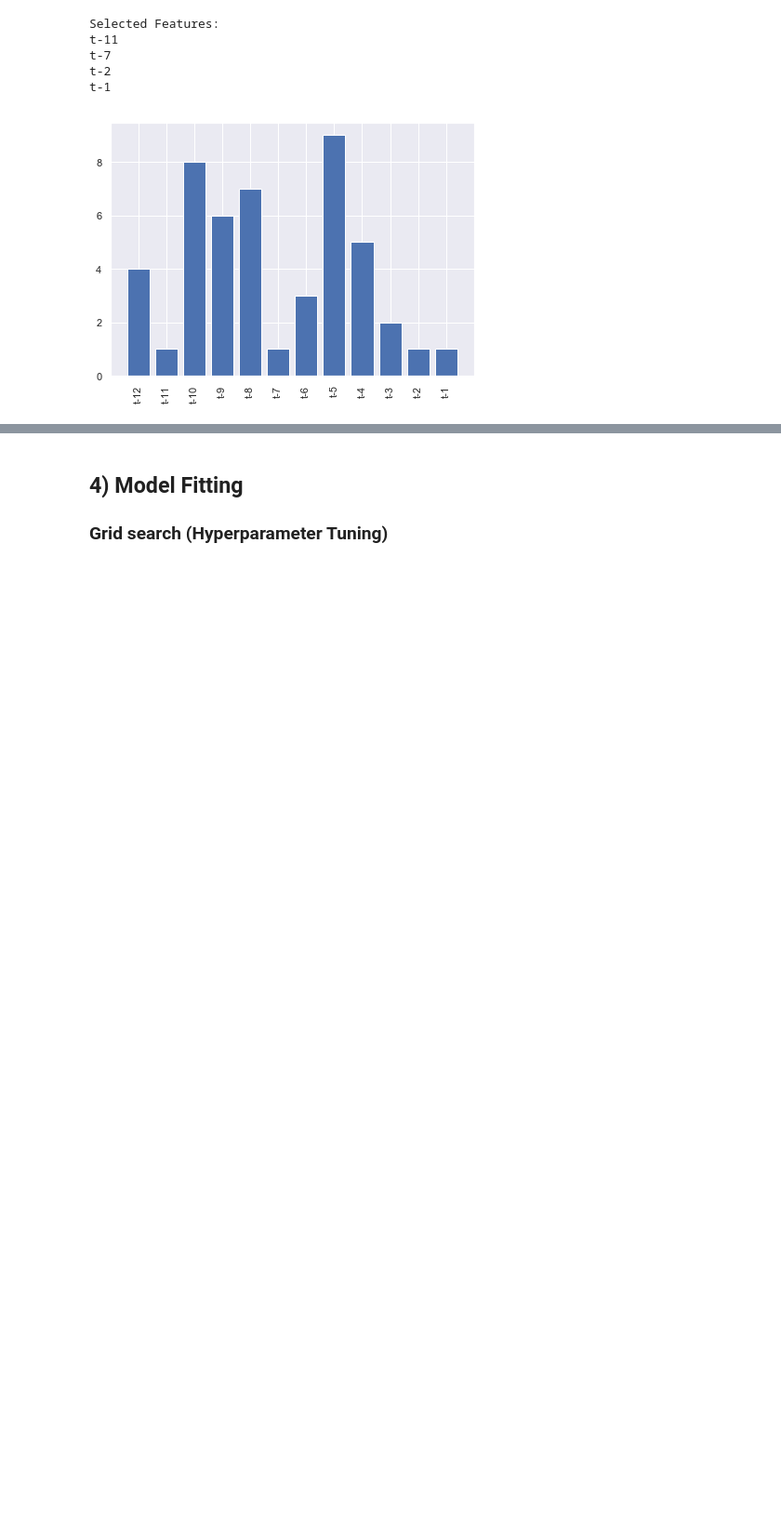
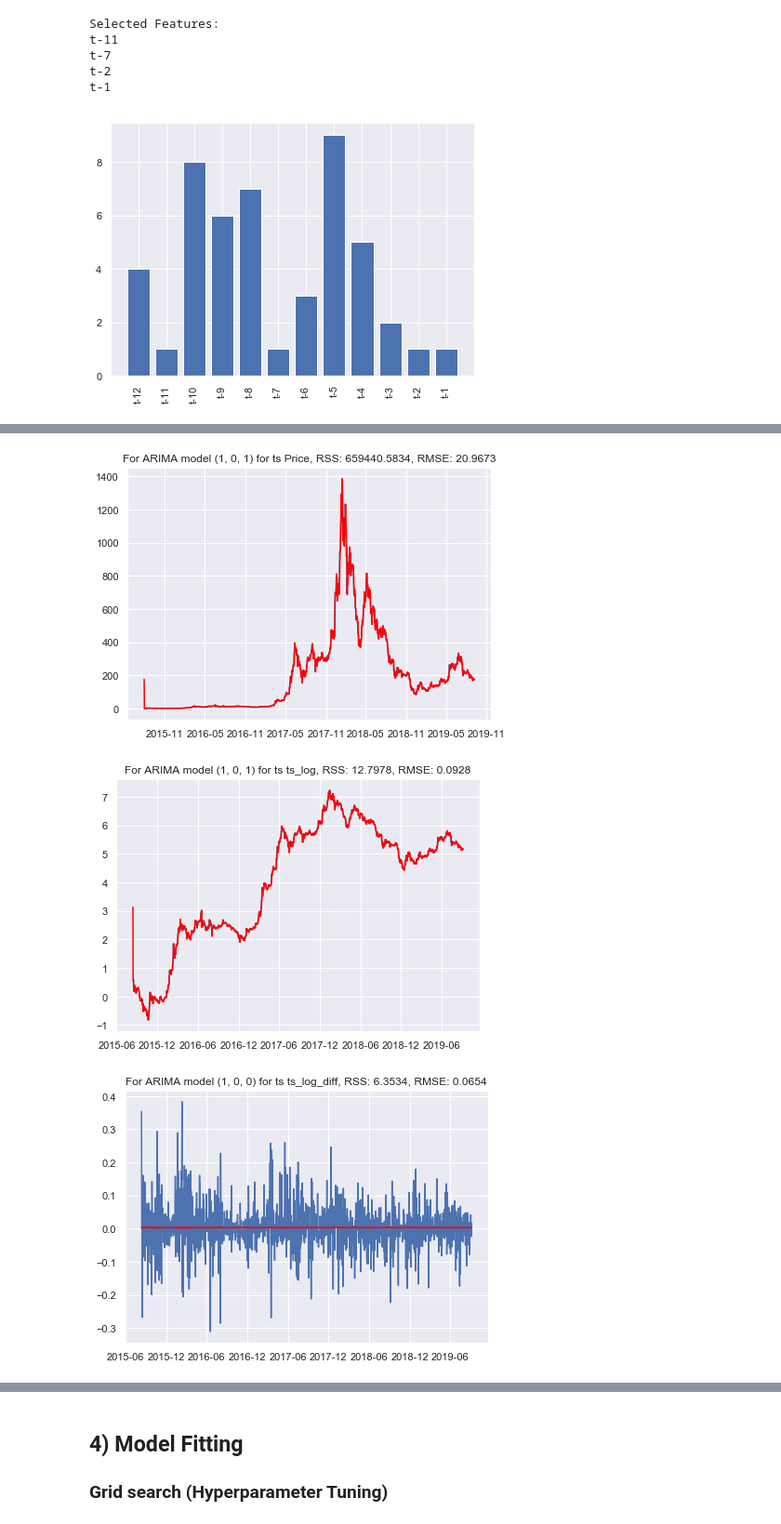
Before and after one commit to y4m4rx/appliedDataScienceProject, a Jupyter notebook: sezi/Project.ipynb, the cells around one changed output, grey strips where cells are left out. Shown at 93% size. Saved outputs shown, nothing was run; the diff lists cells and outputs as text; code cells hidden in the pictures; blank space fills up the shorter version.

```diff
--- a/sezi/Project.ipynb
+++ b/sezi/Project.ipynb
@@ -463,0 +816,46 @@ t-1
+# %%
+#No transformation
+model_price = run_arima_model(df = etherPrice,
+                           ts = 'Price',
+                           p = 1,
+                           d = 0,
+                           q = 1)
+
+
+#after transformation
+
+
+model_ts_log = run_arima_model(df = df_example_transform,
+                           ts = 'ts_log',
+                           p = 1,
+                           d = 0,
+                           q = 1)
+
+model_ts_log_diff = run_arima_model(df = df_example_transform,
+                           ts = 'ts_log_diff',
+                           p = 1,
+                           d = 0,
+                           q = 0)
+
+# supposed to fit the best based on the p_value
+model_ts_moving_avg_diff = run_arima_model(df = df_example_transform,
+                           ts = 'ts_moving_avg_diff',
+                           p = 1,
+                           d = 0,
+                           q = 1)
+
+model_ts_log_moving_avg_diff = run_arima_model(df = df_example_transform,
+                           ts = 'ts_log_moving_avg_diff',
+                           p = 1,
+                           d = 0,
+                           q = 1)
+
+model_ts_log_ewma_diff = run_arima_model(df = df_example_transform,
+                           ts = 'ts_log_ewma_diff',
+                           p = 1,
+                           d = 0,
+                           q = 1)
+# %% [output]
+[figure, added]
+[figure, added]
+[figure, added]
```
Also changed, not shown: parts of 16 cells of this notebook.
